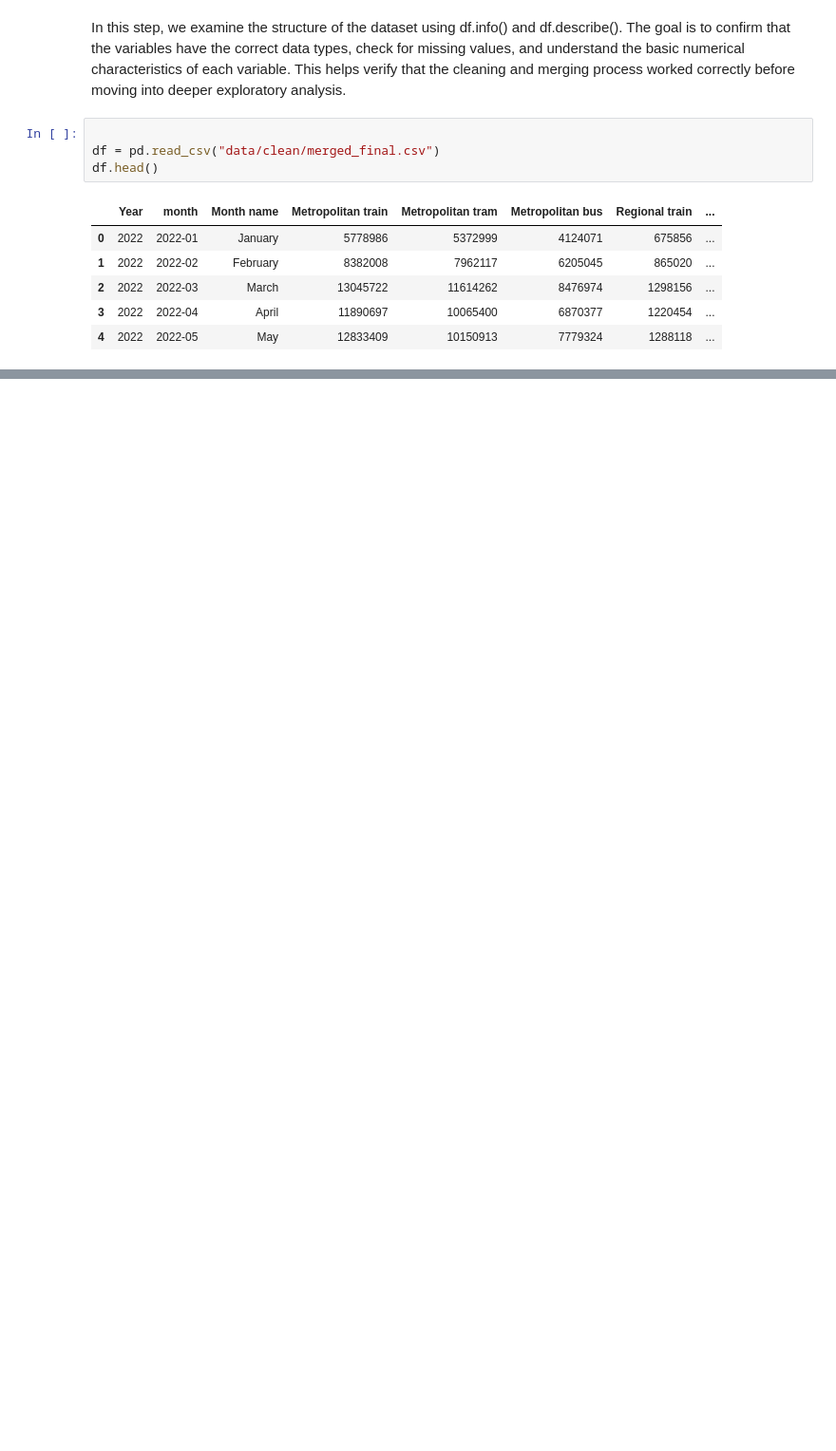
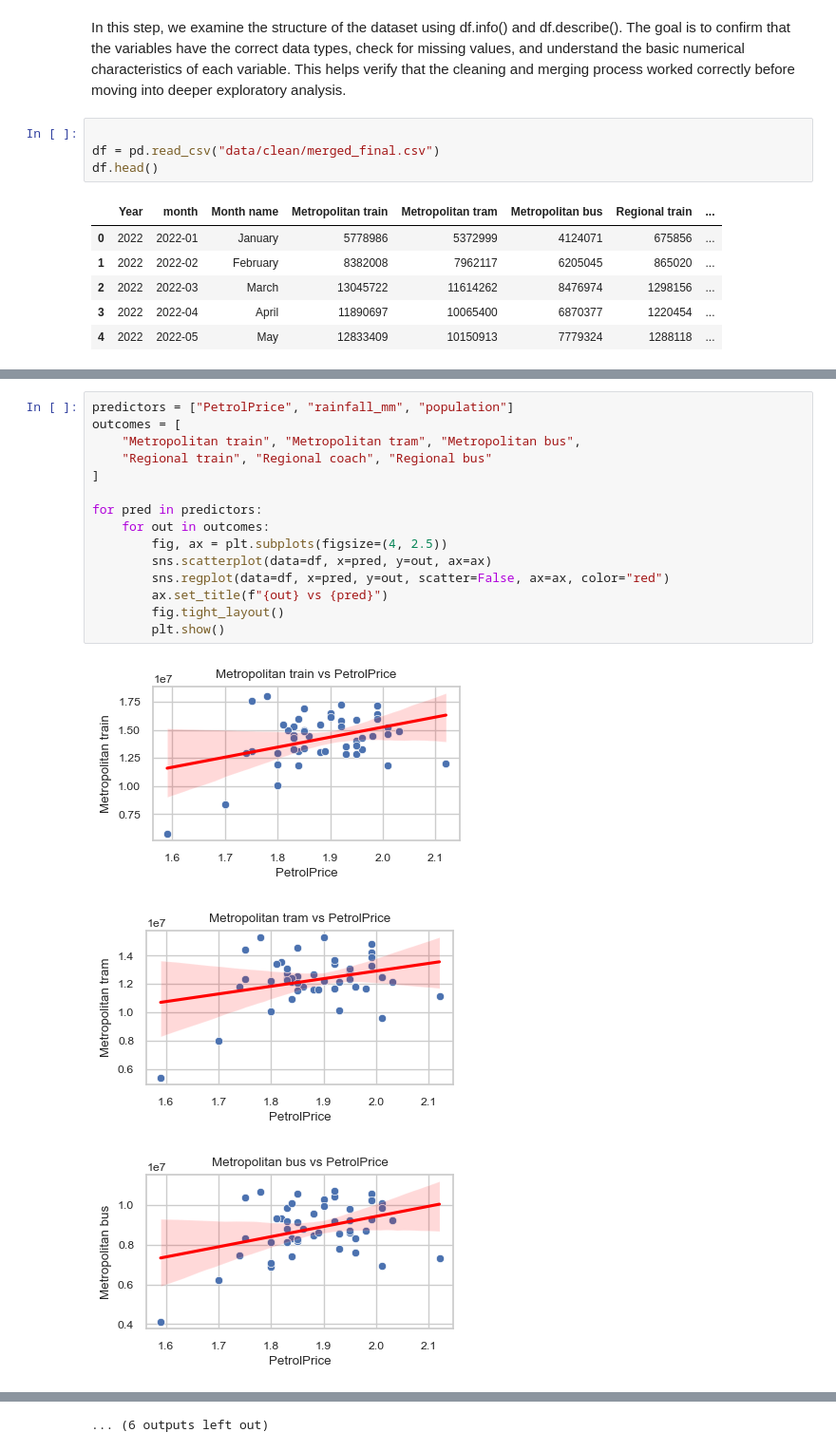
Before and after one commit to ribhhutcheson/ecc3479-project, a Jupyter notebook: EDA.ipynb, the cells around one changed output, grey strips where cells are left out. Shown at 95% size. Cells and saved outputs as stored; diff of their text form; blank space fills up the shorter version.

```diff
--- a/EDA.ipynb
+++ b/EDA.ipynb
@@ -36,0 +229,19 @@ df.head()
+# %%
+predictors = ["PetrolPrice", "rainfall_mm", "population"]
+outcomes = [
+    "Metropolitan train", "Metropolitan tram", "Metropolitan bus",
+    "Regional train", "Regional coach", "Regional bus"
+]
+
+for pred in predictors:
+    for out in outcomes:
+        fig, ax = plt.subplots(figsize=(4, 2.5))
+        sns.scatterplot(data=df, x=pred, y=out, ax=ax)
+        sns.regplot(data=df, x=pred, y=out, scatter=False, ax=ax, color="red")
+        ax.set_title(f"{out} vs {pred}")
+        fig.tight_layout()
+        plt.show()
+# %% [output]
+[figure, added]
+[figure, added]
+[figure, added]
@@ -36,0 +257 @@ df.head()
+... (6 outputs left out)
```
Also changed, not shown: parts of 16 cells of this notebook.
